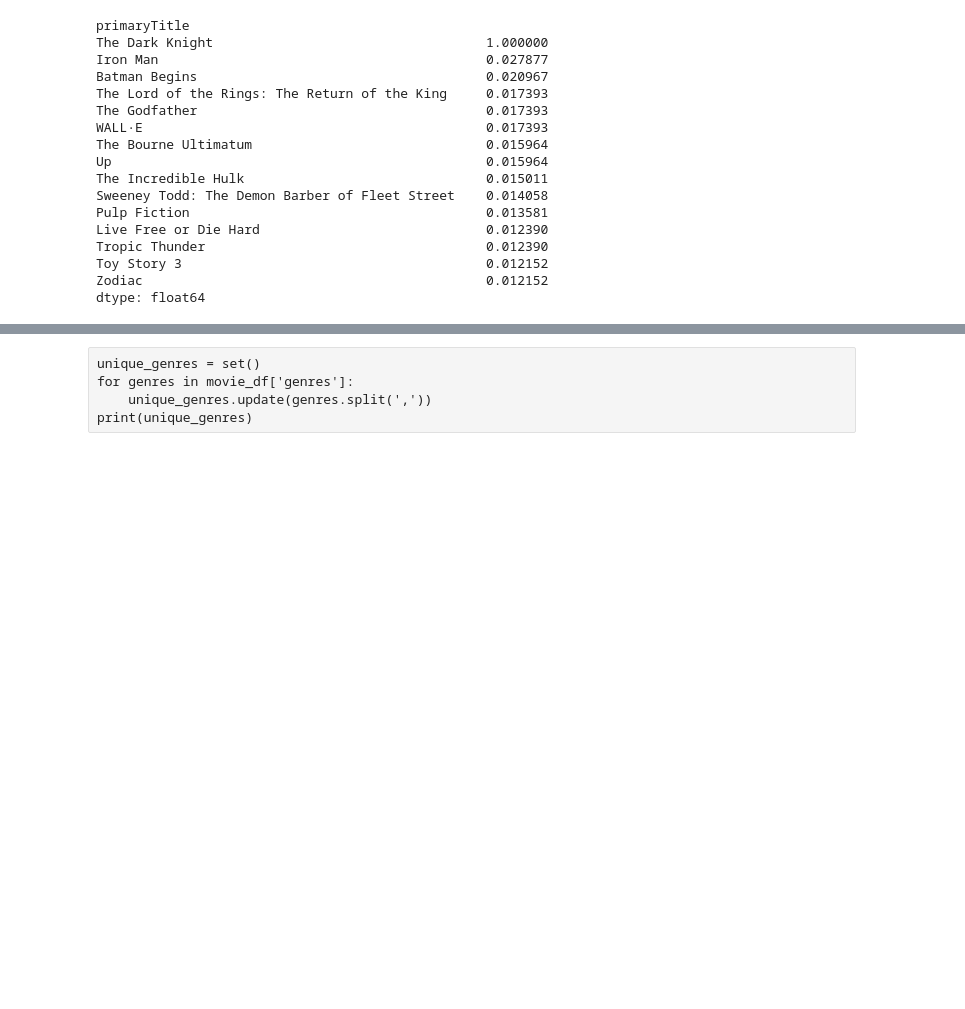
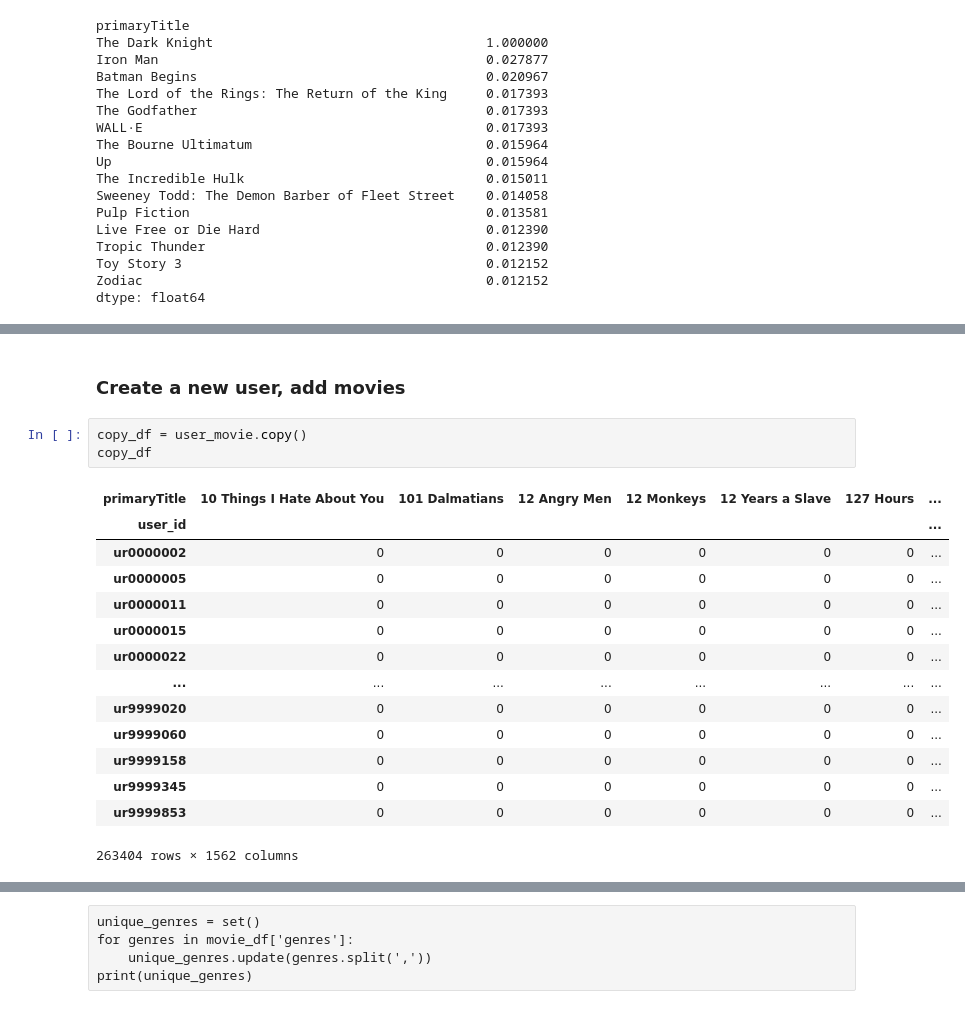
Before and after one commit to Gruppe-H/AI_exam, a Jupyter notebook: UserProfilingClustering.ipynb, the cells around one changed output, grey strips where cells are left out. Saved outputs shown, nothing was run; the diff lists cells and outputs as text; blank space fills up the shorter version.

```diff
--- a/UserProfilingClustering.ipynb
+++ b/UserProfilingClustering.ipynb
@@ -888,0 +888,20 @@ dtype: float64
+# %% [markdown]
+### Create a new user, add movies
+# %%
+copy_df = user_movie.copy()
+copy_df
+# %% [output]
+| primaryTitle | 10 Things I Hate About You | 101 Dalmatians | 12 Angry Men | 12 Monkeys | 12 Years a Slave | 127 Hours | ... |
+| user_id |  |  |  |  |  |  | ... |
+| ur0000002 | 0 | 0 | 0 | 0 | 0 | 0 | ... |
+| ur0000005 | 0 | 0 | 0 | 0 | 0 | 0 | ... |
+| ur0000011 | 0 | 0 | 0 | 0 | 0 | 0 | ... |
+| ur0000015 | 0 | 0 | 0 | 0 | 0 | 0 | ... |
+| ur0000022 | 0 | 0 | 0 | 0 | 0 | 0 | ... |
+| ... | ... | ... | ... | ... | ... | ... | ... |
+| ur9999020 | 0 | 0 | 0 | 0 | 0 | 0 | ... |
+| ur9999060 | 0 | 0 | 0 | 0 | 0 | 0 | ... |
+| ur9999158 | 0 | 0 | 0 | 0 | 0 | 0 | ... |
+| ur9999345 | 0 | 0 | 0 | 0 | 0 | 0 | ... |
+| ur9999853 | 0 | 0 | 0 | 0 | 0 | 0 | ... |
+263404 rows × 1562 columns
```
Also changed, not shown: parts of 27 cells of this notebook.
